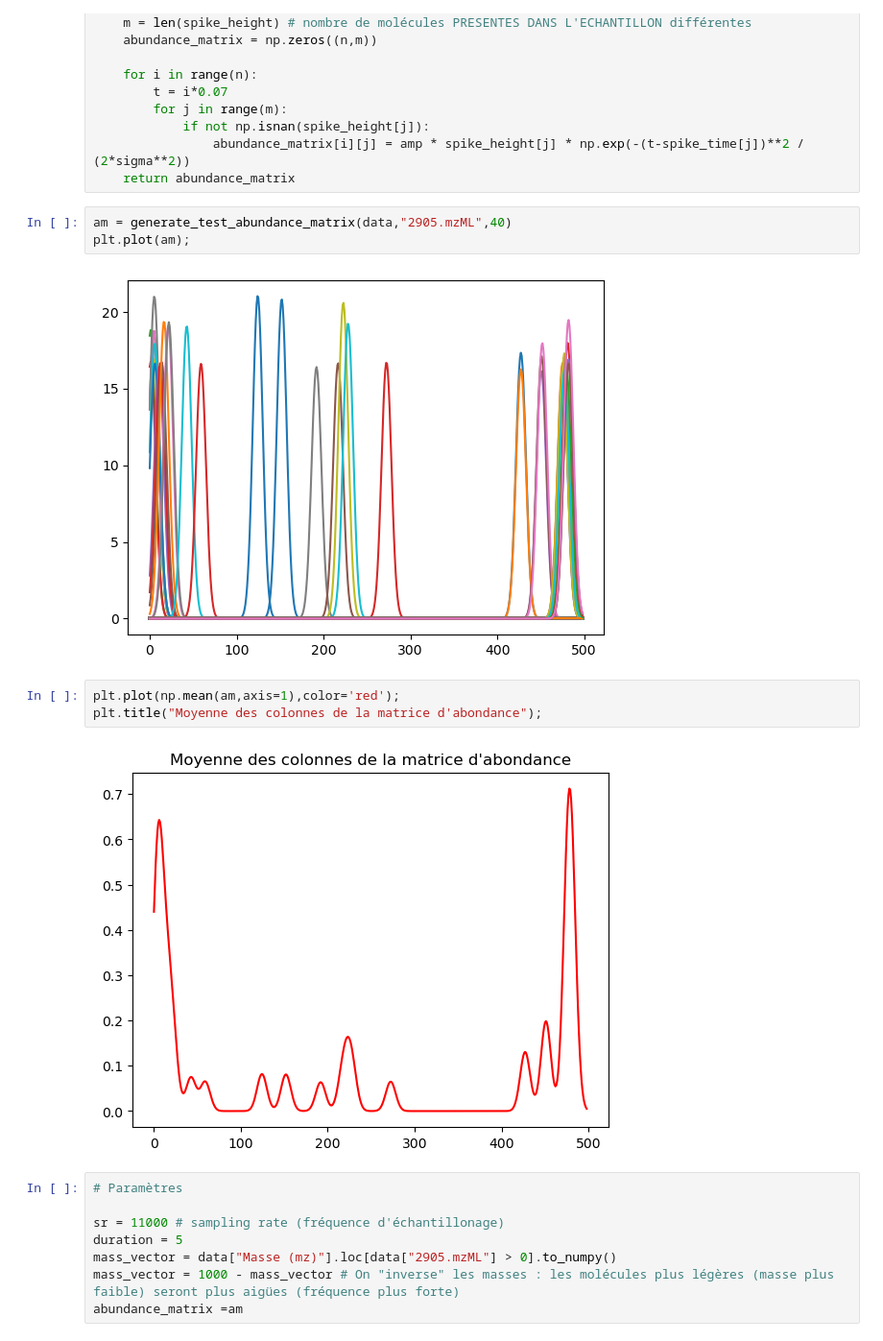
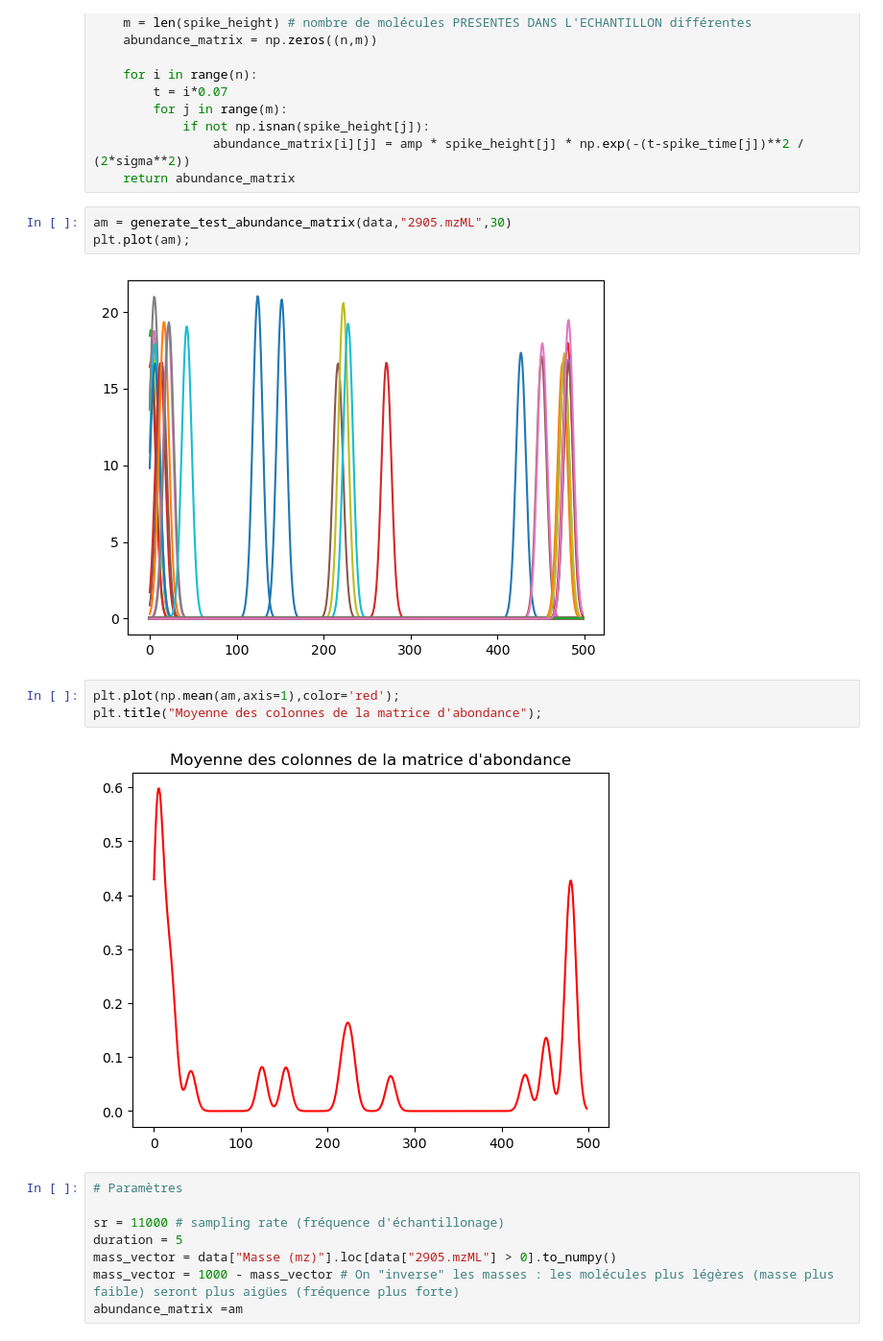
Before and after one commit to VincentEnOptionRV/somicor, a Jupyter notebook: Son v3.ipynb, the cells around one changed output. Shown: that part at 96% size. Drawn from its saved outputs; the diff is of its cells as text.

```diff
--- a/Son v3.ipynb
+++ b/Son v3.ipynb
@@ -122,15 +135,15 @@ def generate_test_abundance_matrix(df, column, nb_pics=None):
                 abundance_matrix[i][j] = amp * spike_height[j] * np.exp(-(t-spike_time[j])**2 / (2*sigma**2))
     return abundance_matrix
 # %%
-am = generate_test_abundance_matrix(data,"2905.mzML",40)
+am = generate_test_abundance_matrix(data,"2905.mzML",30)
 plt.plot(am);
 # %% [output]
-[figure, old version]
+[figure, new version]
 # %%
 plt.plot(np.mean(am,axis=1),color='red');
 plt.title("Moyenne des colonnes de la matrice d'abondance");
 # %% [output]
-[figure, old version]
+[figure, new version]
 # %%
 # Paramètres
 
```
Also changed, not shown: parts of 6 cells of this notebook.
